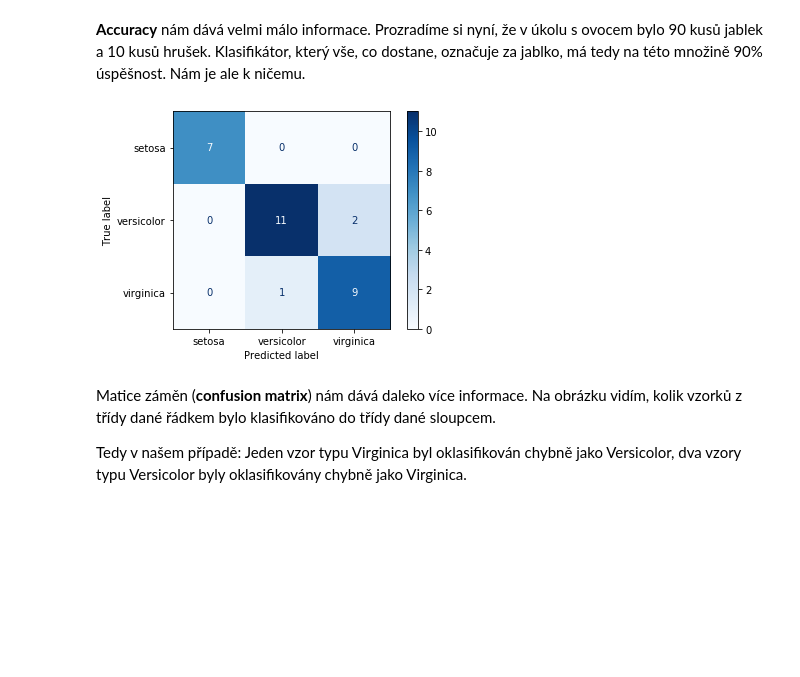
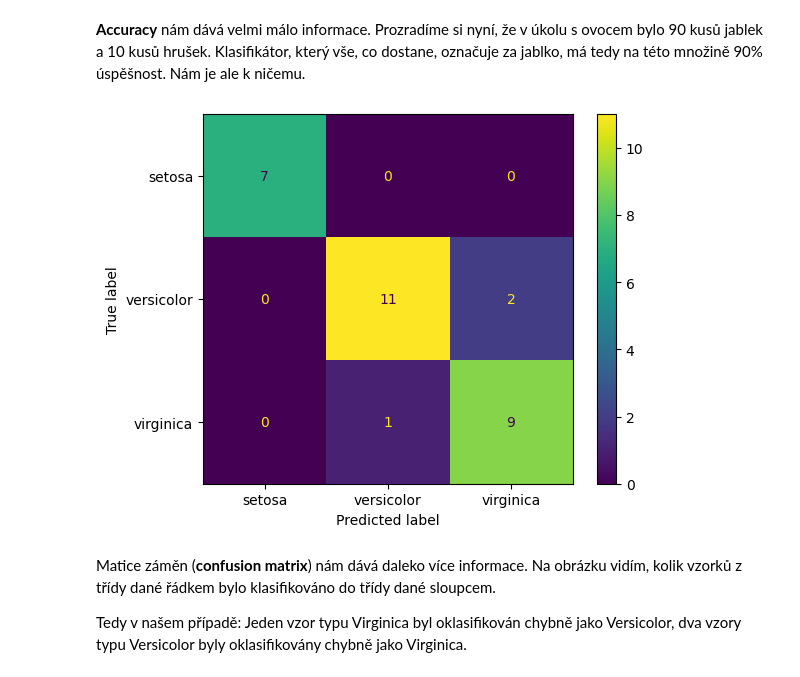
Before and after one commit to PyDataCZ/pyladies-kurz, a Jupyter notebook: lessons/pydata/classification_metrics/index.ipynb, the cells around one changed output. Drawn from its saved outputs; the diff is of its cells as text; code cells hidden in the pictures; blank space fills up the shorter version.

```diff
--- a/lessons/pydata/classification_metrics/index.ipynb
+++ b/lessons/pydata/classification_metrics/index.ipynb
@@ -94,17 +94,19 @@ klasifikátor je dobrý?
 s ovocem bylo 90 kusů jablek a 10 kusů hrušek. Klasifikátor, který vše, co dostane, označuje
 za jablko, má tedy na této množině 90% úspěšnost. Nám je ale k ničemu.
 # %%
-from sklearn.metrics import plot_confusion_matrix
+from sklearn.metrics import ConfusionMatrixDisplay, confusion_matrix
 import matplotlib.pyplot as plt
 %matplotlib inline
 
-plot_confusion_matrix(klasifikator,     # naučený klasifikátor
-                      X_test, y_test,   # data
-                      display_labels=iris.target_names, # jména tříd [lze vynechat]
-                      cmap=plt.cm.Blues   # barevná paleta [lze vynechat]
-);
+cm = confusion_matrix(y_test, y_pred)
+
+display = ConfusionMatrixDisplay(
+    confusion_matrix=cm,
+    display_labels=iris.target_names
+)
+display.plot();
 # %% [output]
-[figure, old version]
+[figure, new version]
 # %% [markdown]
 Matice záměn (**confusion matrix**) nám dává daleko více informace. Na obrázku vidím,
 kolik vzorků z třídy dané řádkem bylo klasifikováno do třídy dané sloupcem.
```
Also changed, not shown: parts of 6 cells of this notebook.
